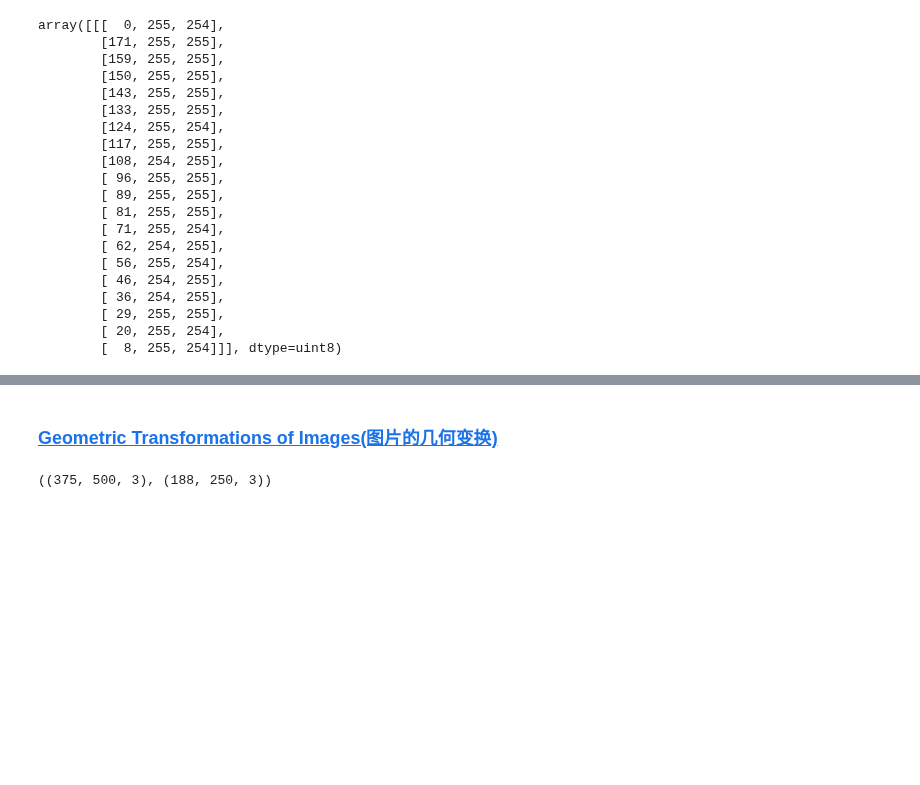
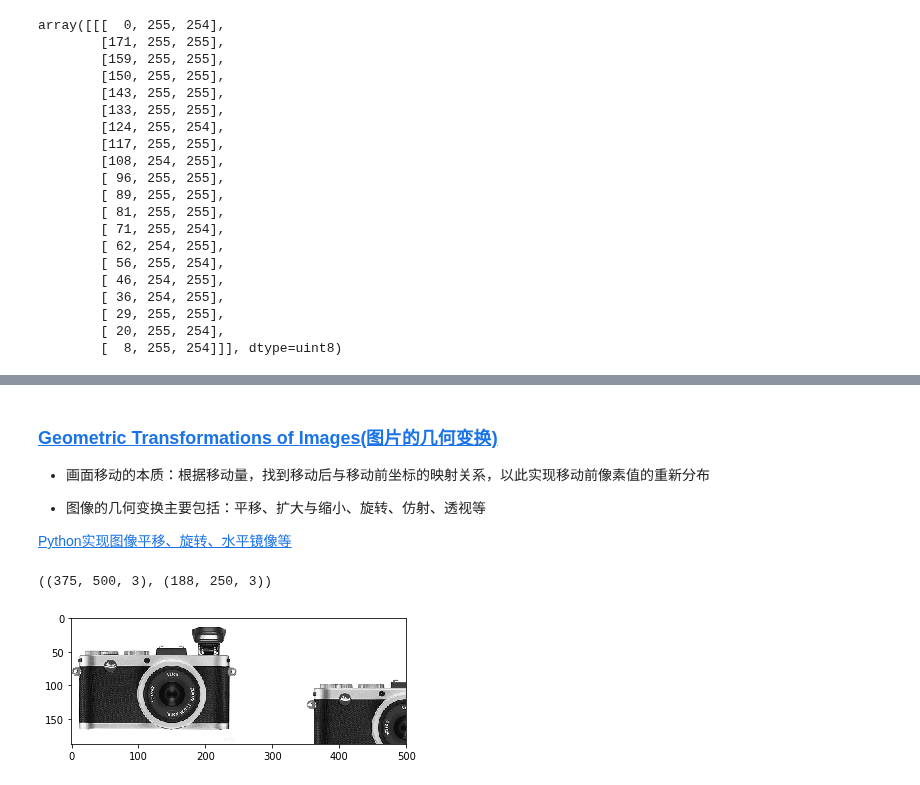
Before and after one commit to yexxyy/jupyter_notebook, a Jupyter notebook: library_learn/opencv-Image Processing in OpenCV.ipynb, the cells around one changed output, grey strips where cells are left out. Cells and saved outputs as stored; diff of their text form; code cells hidden in the pictures; blank space fills up the shorter version.

```diff
--- a/library_learn/opencv-Image Processing in OpenCV.ipynb
+++ b/library_learn/opencv-Image Processing in OpenCV.ipynb
@@ -123,6 +123,13 @@ cv2.destroyAllWindows()
 ![](https://upload-images.jianshu.io/upload_images/1271438-25e0c7f895772794.png?imageMogr2/auto-orient/strip%7CimageView2/2/w/1240)
 # %% [markdown]
 ### [Geometric Transformations of Images(图片的几何变换)](https://docs.opencv.org/3.0-beta/doc/py_tutorials/py_imgproc/py_geometric_transformations/py_geometric_transformations.html#geometric-transformations)
+
+* 画面移动的本质：根据移动量，找到移动后与移动前坐标的映射关系，以此实现移动前像素值的重新分布
+
+* 图像的几何变换主要包括：平移、扩大与缩小、旋转、仿射、透视等
+
+
+[Python实现图像平移、旋转、水平镜像等](https://blog.csdn.net/LZH2912/article/details/78712881)
 # %%
 #图片缩放
 import cv2
@@ -138,3 +146,55 @@ leica_resized=cv2.resize(leica,None,fx=0.5,fy=0.5,interpolation=cv2.INTER_CUBIC)
 leica.shape,leica_resized.shape
 # %% [output]
 ((375, 500, 3), (188, 250, 3))
+# %%
+
+leica_gray=cv2.cvtColor(leica_resized,cv2.COLOR_BGR2GRAY)
+
+def show_gray(img):
+    plt.subplot()
+    plt.imshow(img)
+    plt.gray()
+    plt.show()
+
+
+class ImgTansform():
+    def __init__(self,image,rows,cols,center=[0,0]):
+        self.src=image
+        self.rows=rows
+        self.cols=cols
+        self.center=center
+
+    def move(self,delta_x,delta_y):
+        """
+        平移前坐标（x,y）,平移后坐标(x',y'),则满足：
+        x' = x + Tx
+        y' = y + Ty
+
+        转换成矩阵关系如下：
+        (x',y',1)=(x,y,1)*  [[1,0,0],[0,1,0][Tx,Ty,1]]
+        """
+        self.transform=np.array([[1,0,delta_x],[0,1,delta_y],[0,0,1]])
+        return self.process()
+
+
+    def process(self):
+        self.dst=np.zeros((self.rows,self.cols),dtype=np.uint8)
+        for i in range(self.rows):
+            for j in range(self.cols):
+                src_pos=np.array([i-self.center[0],j-self.center[1],1])
+                [x,y,z]=np.dot(self.transform,src_pos)
+                x=int(x)+self.center[0]
+                y=int(y)+self.center[1]
+
+                if x>=self.rows or y>=self.cols or x<0 or y<0:
+                    self.dst[i][j]=255
+                else:
+                    self.dst[i][j]=self.src[x][y]
+        return self.dst
+
+
+transform=ImgTansform(leica_gray,leica_gray.shape[0],leica_gray.shape[1])
+moved=transform.move(-50,-100)
+show_gray(np.hstack([leica_gray,moved]))
+# %% [output]
+[figure, added]
```
Also changed, not shown: parts of 1 cell of this notebook, 3 other files.
